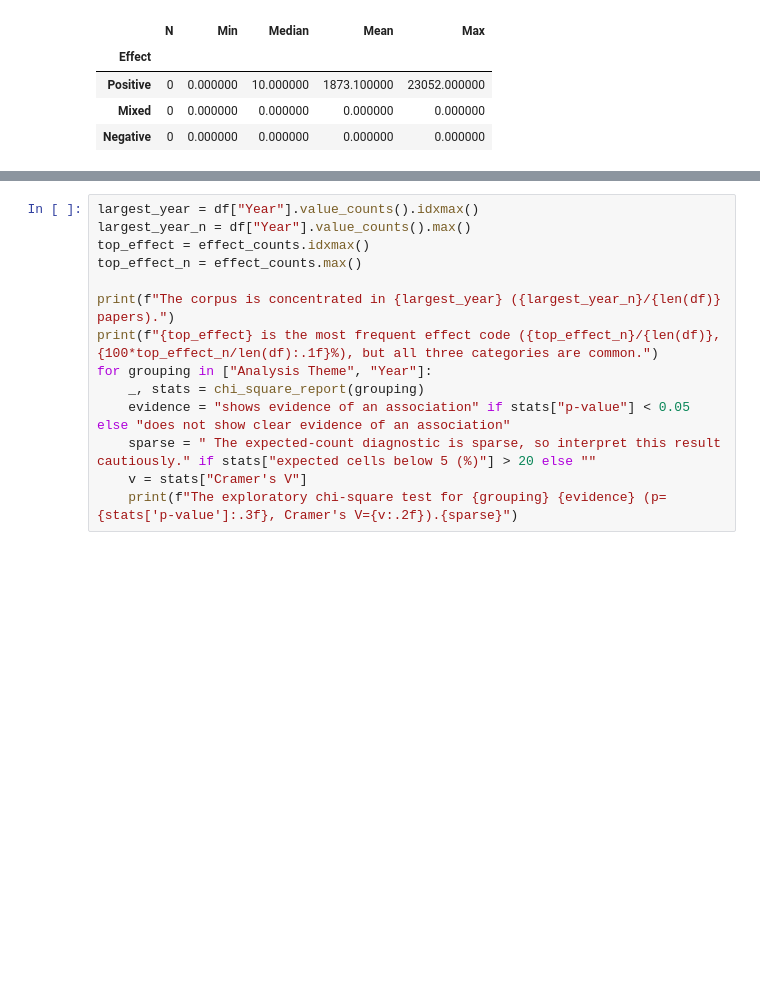
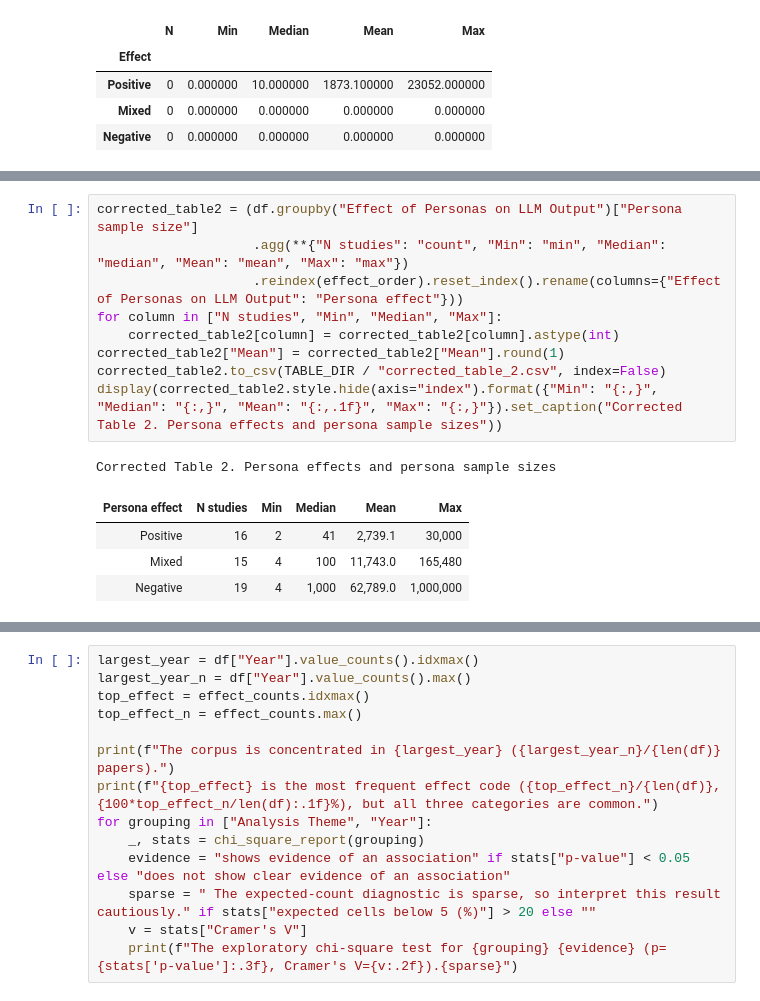
Before and after one commit to liviaellen/llm-persona-review, a Jupyter notebook: analysis/persona_review_statistical_analysis.ipynb, the cells around one changed output, grey strips where cells are left out. Cells and saved outputs as stored; diff of their text form; blank space fills up the shorter version.

```diff
--- a/analysis/persona_review_statistical_analysis.ipynb
+++ b/analysis/persona_review_statistical_analysis.ipynb
@@ -252,0 +305,15 @@ This final cell writes a short interpretation directly from the computed values,
+# %%
+corrected_table2 = (df.groupby("Effect of Personas on LLM Output")["Persona sample size"]
+                    .agg(**{"N studies": "count", "Min": "min", "Median": "median", "Mean": "mean", "Max": "max"})
+                    .reindex(effect_order).reset_index().rename(columns={"Effect of Personas on LLM Output": "Persona effect"}))
+for column in ["N studies", "Min", "Median", "Max"]:
+    corrected_table2[column] = corrected_table2[column].astype(int)
+corrected_table2["Mean"] = corrected_table2["Mean"].round(1)
+corrected_table2.to_csv(TABLE_DIR / "corrected_table_2.csv", index=False)
+display(corrected_table2.style.hide(axis="index").format({"Min": "{:,}", "Median": "{:,}", "Mean": "{:,.1f}", "Max": "{:,}"}).set_caption("Corrected Table 2. Persona effects and persona sample sizes"))
+# %% [output]
+Corrected Table 2. Persona effects and persona sample sizes
+| Persona effect | N studies | Min | Median | Mean | Max |
+| Positive | 16 | 2 | 41 | 2,739.1 | 30,000 |
+| Mixed | 15 | 4 | 100 | 11,743.0 | 165,480 |
+| Negative | 19 | 4 | 1,000 | 62,789.0 | 1,000,000 |
```
Also changed, not shown: parts of 7 cells of this notebook, 5 other files.
